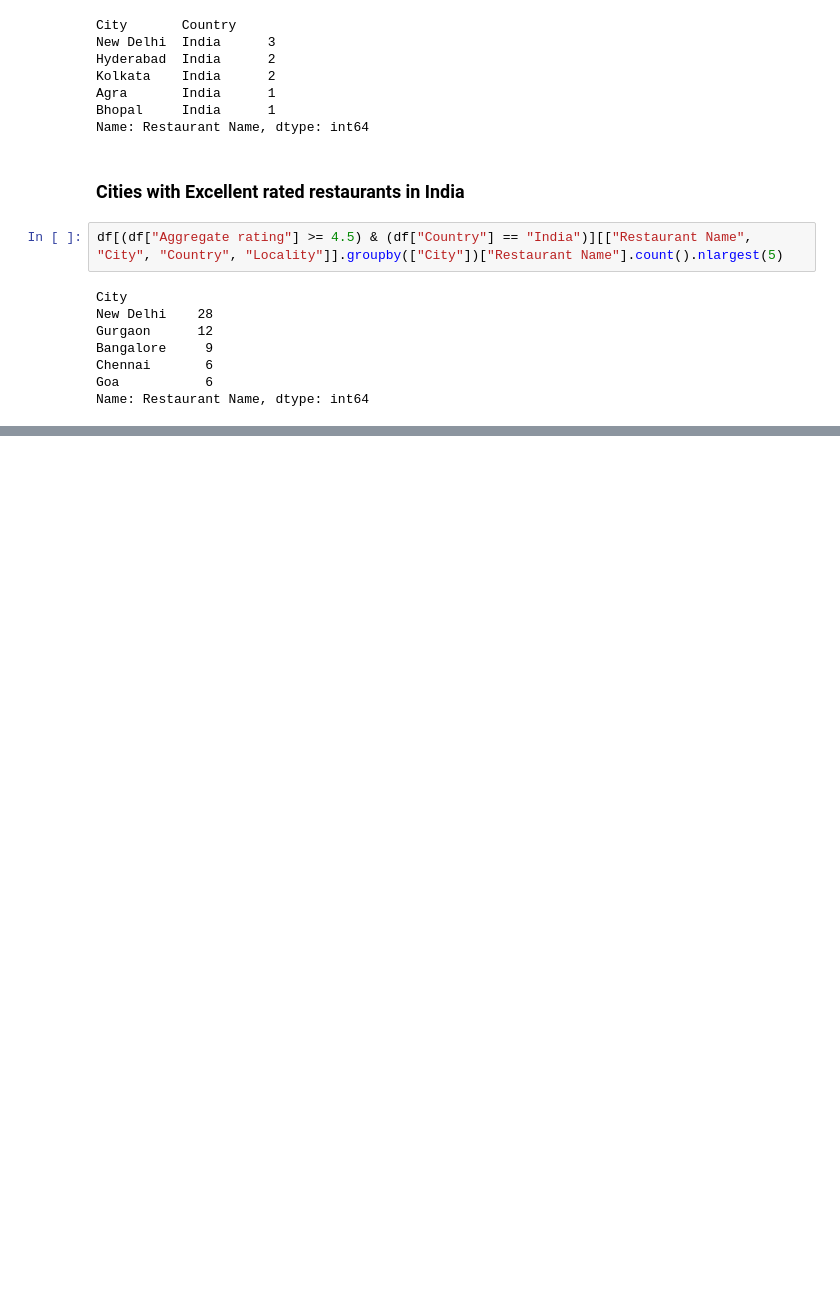
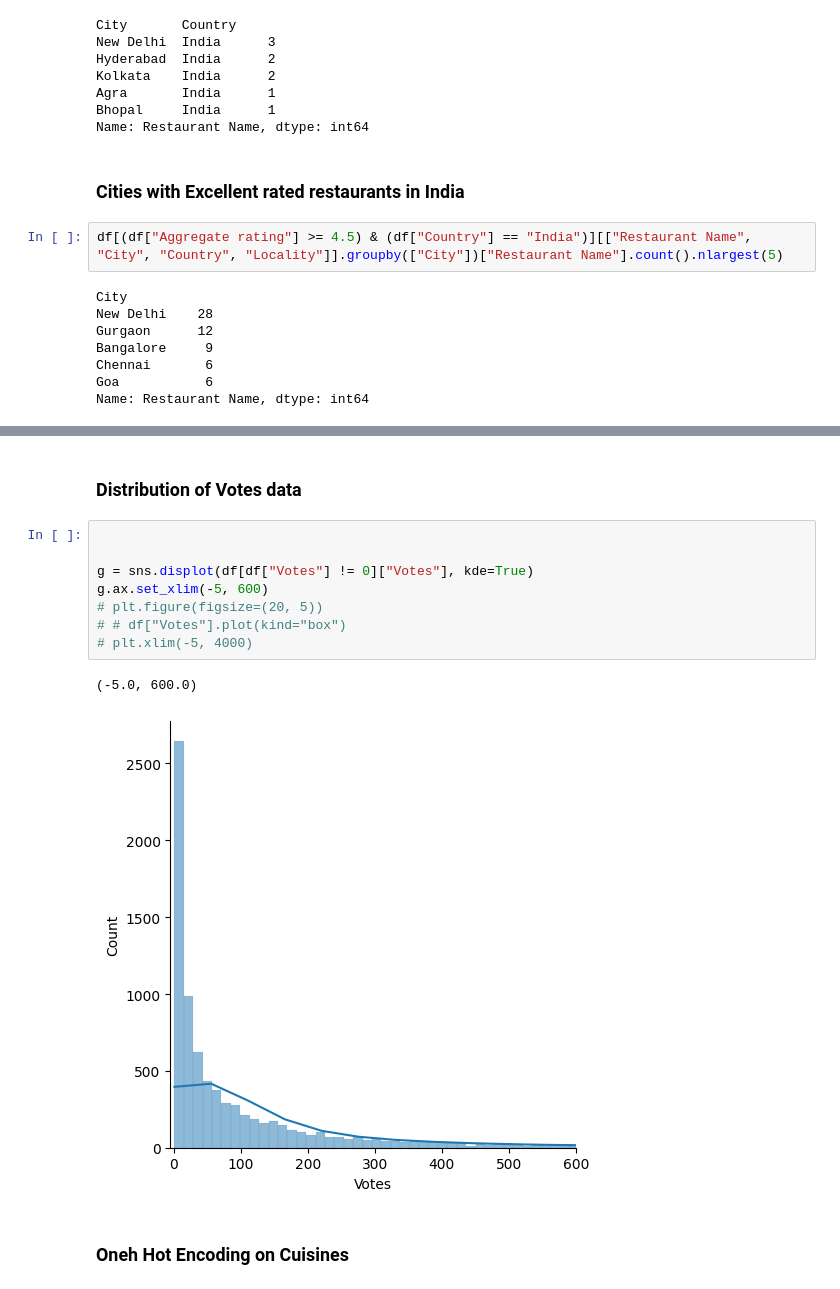
Before and after one commit to sohamraktawan/Exploratory-Data-Analysis, a Jupyter notebook: Zomato.ipynb, the cells around one changed output, grey strips where cells are left out. Saved outputs shown, nothing was run; the diff lists cells and outputs as text; blank space fills up the shorter version.

```diff
--- a/Zomato.ipynb
+++ b/Zomato.ipynb
@@ -522,0 +606,15 @@ Name: Restaurant Name, dtype: int64
+# %% [markdown]
+### Distribution of Votes data
+# %%
+
+
+g = sns.displot(df[df["Votes"] != 0]["Votes"], kde=True)
+g.ax.set_xlim(-5, 600)
+# plt.figure(figsize=(20, 5))
+# # df["Votes"].plot(kind="box")
+# plt.xlim(-5, 4000)
+# %% [output]
+(-5.0, 600.0)
+[figure, added]
+# %% [markdown]
+### Oneh Hot Encoding on Cuisines
```
Also changed, not shown: parts of 57 cells of this notebook.
